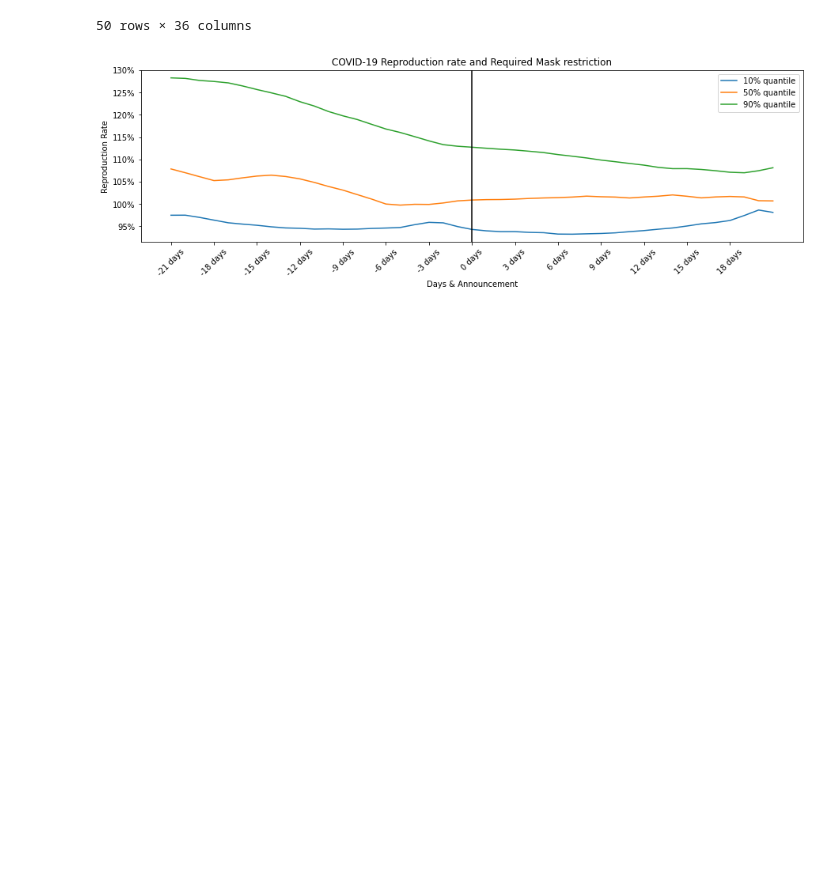
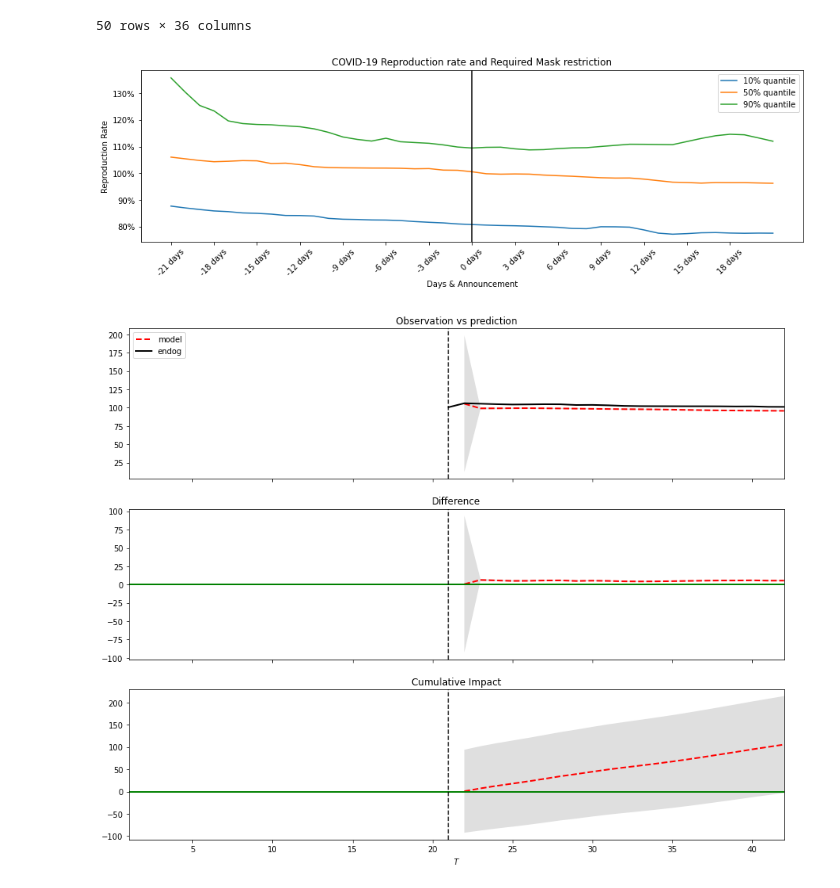
Before and after one commit to Garorod/datathon, a Jupyter notebook: USA analysis/Third dataset.ipynb, the cells around one changed output. Drawn from its saved outputs; the diff is of its cells as text; code cells hidden in the pictures; blank space fills up the shorter version.

Commit message:
updated with bayesian model

```diff
--- a/USA analysis/Third dataset.ipynb
+++ b/USA analysis/Third dataset.ipynb
@@ -203,37 +206,50 @@ def compare_measures(response = uspolicy.copy(),
 # %%
-m = 'isMaskRequired2'
-date_col = 'maskDate2'
+m = 'isMaskRequired1'
+date_col = 'maskDate1'
 title = 'Required Mask restriction'
 
 
 md = compare_measures(response = uspolicy.copy(),
                      by_data = ans1,
                       m = m,
                       date_col = date_col)
 
 dd = 21
 du =21
 md = md.loc[-dd:du]
 plt.figure(figsize = (15,4))
 md.T.quantile(0.1).plot()
 md.T.quantile(0.5).plot()
 md.T.quantile(0.9).plot()
 
 plt.axvline(x = 0 , c = 'black')
 plt.title("COVID-19 Reproduction rate and " + title)
 plt.ylabel('Reproduction Rate')
 plt.xlabel("Days & Announcement")
 plt.xticks(ticks = np.arange(-dd,du,3),
            labels = list(map(lambda x: str(x)+ ' days',np.arange(-dd,du,3))),
           rotation=45)
 plt.gca().set_yticklabels(['{:.0f}%'.format(x) for x in plt.gca().get_yticks()])
 plt.legend(['10% quantile',
            '50% quantile',
            '90% quantile'])
 
 plt.show()
+
+m = md.T.quantile(0.5)
+pre_period = [-21,0]
+post_period = [0,21]
+
+post_period_response = m[post_period[0]:post_period[1]].copy()
+m[post_period[0]:post_period[1]] = np.nan
+
+ucm_model = UnobservedComponents(endog=m,level = True, trend = True)
+impact = CausalImpact(ucm_model=ucm_model, post_period_response=post_period_response,)
+impact.run()
+impact.plot()
 # %% [output]
-[figure, old version]
+[figure, new version]
+[figure, added]
 # %%
 m = 'stayAtHome_m1'+'_indicator'
 date_col = 'stayAtHome_m1'
```
Also changed, not shown: parts of 6 cells of this notebook.
